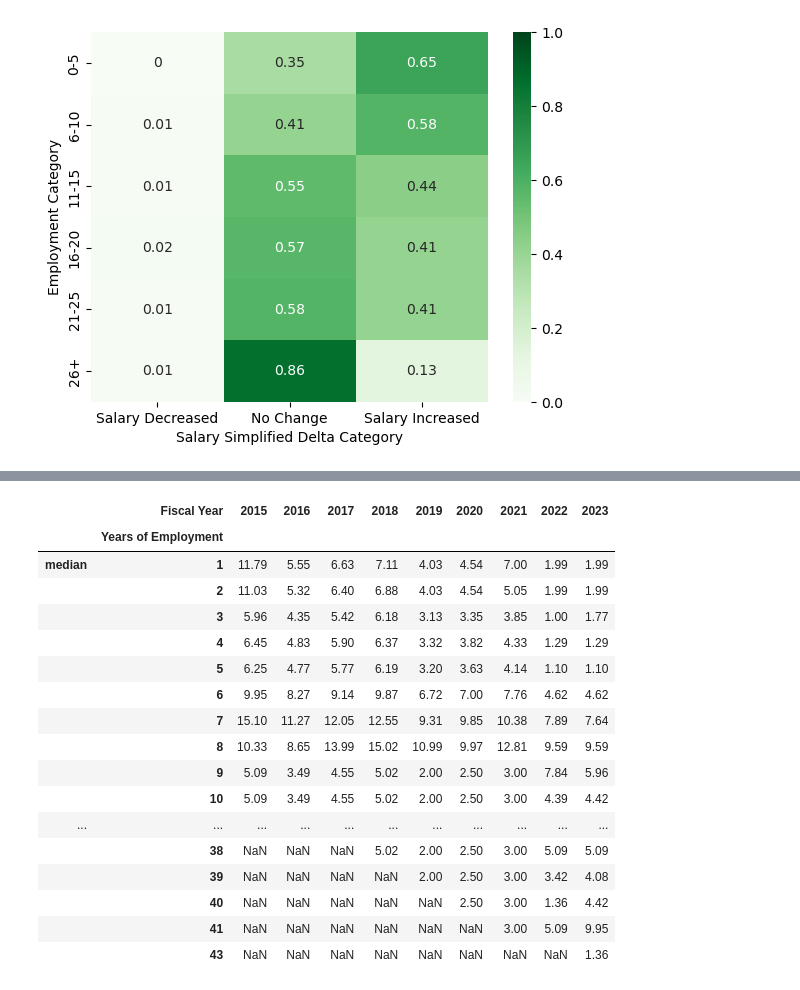
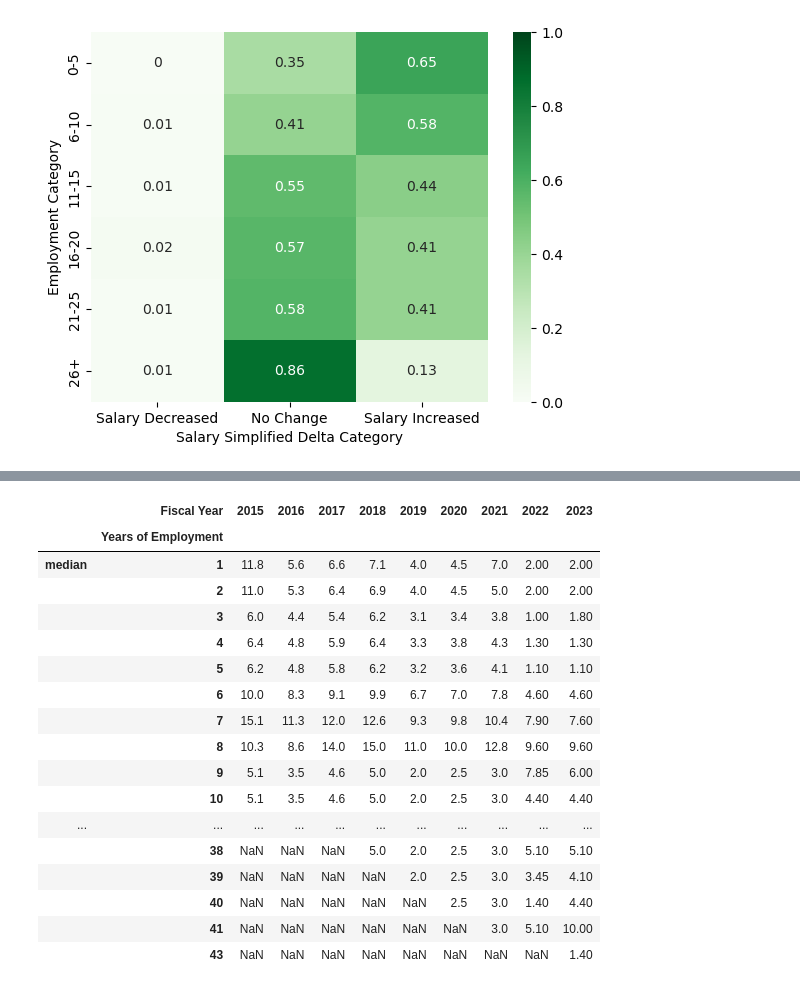
Before and after one commit to Anias-clo/Teacher_Payroll_Analysis, a Jupyter notebook: poc.ipynb, the cells around one changed output, grey strips where cells are left out. Cells and saved outputs as stored; diff of their text form; code cells hidden in the pictures.

```diff
--- a/poc.ipynb
+++ b/poc.ipynb
@@ -209,22 +140,22 @@ a.diff(axis=1).style.background_gradient(axis=1)
 # %%
 pd.crosstab(df[(df['Salary Simplified Delta Category']=='Salary Increased')]['Fiscal Year'],
-            df[(df['Salary Simplified Delta Category']=='Salary Increased')]['Years of Employment'], df['Salary Delta'], aggfunc=['median']).round(2).T
+            df[(df['Salary Simplified Delta Category']=='Salary Increased')]['Years of Employment'], df['Salary Delta'].round(1), aggfunc=['median']).T
 # %% [output]
 |  | Fiscal Year | 2015 | 2016 | 2017 | 2018 | 2019 | 2020 | 2021 | 2022 | 2023 |
 |  | Years of Employment |  |  |  |  |  |  |  |  |  |
-| median | 1 | 11.79 | 5.55 | 6.63 | 7.11 | 4.03 | 4.54 | 7.00 | 1.99 | 1.99 |
-|  | 2 | 11.03 | 5.32 | 6.40 | 6.88 | 4.03 | 4.54 | 5.05 | 1.99 | 1.99 |
-|  | 3 | 5.96 | 4.35 | 5.42 | 6.18 | 3.13 | 3.35 | 3.85 | 1.00 | 1.77 |
-|  | 4 | 6.45 | 4.83 | 5.90 | 6.37 | 3.32 | 3.82 | 4.33 | 1.29 | 1.29 |
-|  | 5 | 6.25 | 4.77 | 5.77 | 6.19 | 3.20 | 3.63 | 4.14 | 1.10 | 1.10 |
-|  | 6 | 9.95 | 8.27 | 9.14 | 9.87 | 6.72 | 7.00 | 7.76 | 4.62 | 4.62 |
-|  | 7 | 15.10 | 11.27 | 12.05 | 12.55 | 9.31 | 9.85 | 10.38 | 7.89 | 7.64 |
-|  | 8 | 10.33 | 8.65 | 13.99 | 15.02 | 10.99 | 9.97 | 12.81 | 9.59 | 9.59 |
-|  | 9 | 5.09 | 3.49 | 4.55 | 5.02 | 2.00 | 2.50 | 3.00 | 7.84 | 5.96 |
-|  | 10 | 5.09 | 3.49 | 4.55 | 5.02 | 2.00 | 2.50 | 3.00 | 4.39 | 4.42 |
+| median | 1 | 11.8 | 5.6 | 6.6 | 7.1 | 4.0 | 4.5 | 7.0 | 2.00 | 2.00 |
+|  | 2 | 11.0 | 5.3 | 6.4 | 6.9 | 4.0 | 4.5 | 5.0 | 2.00 | 2.00 |
+|  | 3 | 6.0 | 4.4 | 5.4 | 6.2 | 3.1 | 3.4 | 3.8 | 1.00 | 1.80 |
+|  | 4 | 6.4 | 4.8 | 5.9 | 6.4 | 3.3 | 3.8 | 4.3 | 1.30 | 1.30 |
+|  | 5 | 6.2 | 4.8 | 5.8 | 6.2 | 3.2 | 3.6 | 4.1 | 1.10 | 1.10 |
+|  | 6 | 10.0 | 8.3 | 9.1 | 9.9 | 6.7 | 7.0 | 7.8 | 4.60 | 4.60 |
+|  | 7 | 15.1 | 11.3 | 12.0 | 12.6 | 9.3 | 9.8 | 10.4 | 7.90 | 7.60 |
+|  | 8 | 10.3 | 8.6 | 14.0 | 15.0 | 11.0 | 10.0 | 12.8 | 9.60 | 9.60 |
+|  | 9 | 5.1 | 3.5 | 4.6 | 5.0 | 2.0 | 2.5 | 3.0 | 7.85 | 6.00 |
+|  | 10 | 5.1 | 3.5 | 4.6 | 5.0 | 2.0 | 2.5 | 3.0 | 4.40 | 4.40 |
 | ... | ... | ... | ... | ... | ... | ... | ... | ... | ... | ... |
-|  | 38 | NaN | NaN | NaN | 5.02 | 2.00 | 2.50 | 3.00 | 5.09 | 5.09 |
-|  | 39 | NaN | NaN | NaN | NaN | 2.00 | 2.50 | 3.00 | 3.42 | 4.08 |
-|  | 40 | NaN | NaN | NaN | NaN | NaN | 2.50 | 3.00 | 1.36 | 4.42 |
-|  | 41 | NaN | NaN | NaN | NaN | NaN | NaN | 3.00 | 5.09 | 9.95 |
-|  | 43 | NaN | NaN | NaN | NaN | NaN | NaN | NaN | NaN | 1.36 |
+|  | 38 | NaN | NaN | NaN | 5.0 | 2.0 | 2.5 | 3.0 | 5.10 | 5.10 |
+|  | 39 | NaN | NaN | NaN | NaN | 2.0 | 2.5 | 3.0 | 3.45 | 4.10 |
+|  | 40 | NaN | NaN | NaN | NaN | NaN | 2.5 | 3.0 | 1.40 | 4.40 |
+|  | 41 | NaN | NaN | NaN | NaN | NaN | NaN | 3.0 | 5.10 | 10.00 |
+|  | 43 | NaN | NaN | NaN | NaN | NaN | NaN | NaN | NaN | 1.40 |
```
Also changed, not shown: parts of 7 cells of this notebook.
